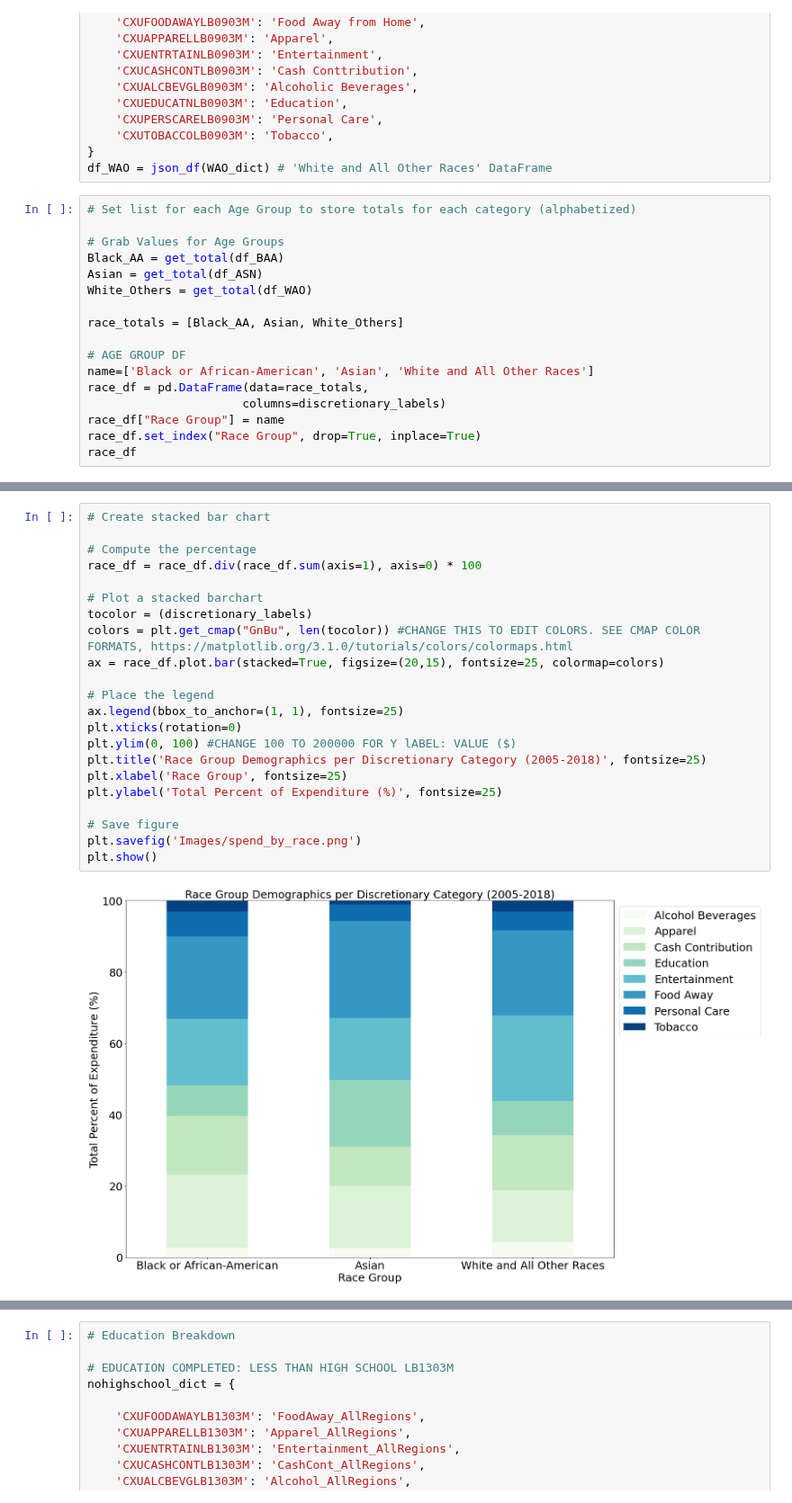
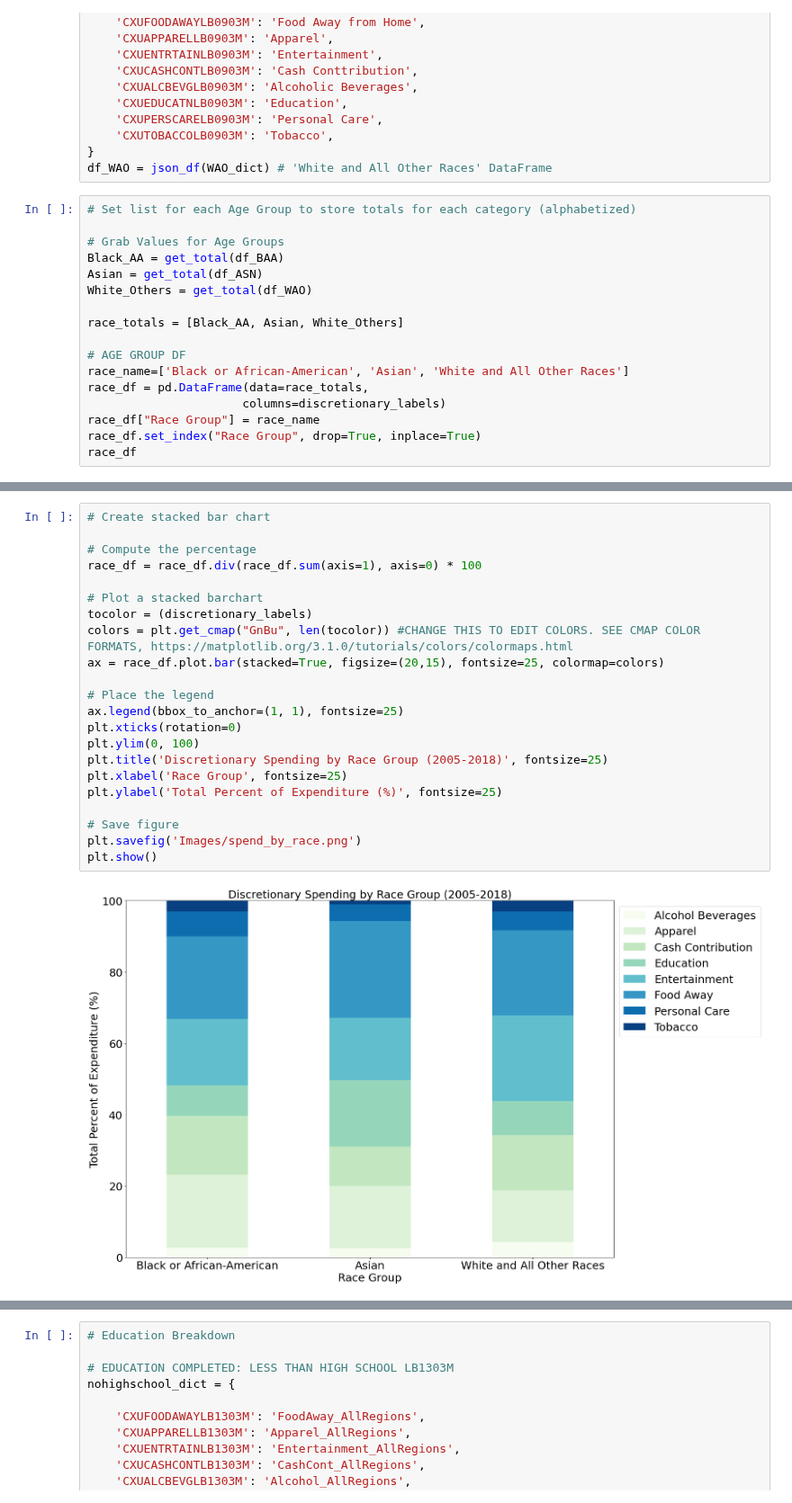
Before and after one commit to joshcoronel/discretionary-spending, a Jupyter notebook: Project_1_main.ipynb, the cells around one changed output, grey strips where cells are left out. Shown at 90% size. Drawn from its saved outputs; the diff is of its cells as text.

```diff
--- a/Project_1_main.ipynb
+++ b/Project_1_main.ipynb
@@ -589,10 +579,10 @@ White_Others = get_total(df_WAO)
 race_totals = [Black_AA, Asian, White_Others]
 
 # AGE GROUP DF
-name=['Black or African-American', 'Asian', 'White and All Other Races']
+race_name=['Black or African-American', 'Asian', 'White and All Other Races']
 race_df = pd.DataFrame(data=race_totals,
                       columns=discretionary_labels)
-race_df["Race Group"] = name
+race_df["Race Group"] = race_name
 race_df.set_index("Race Group", drop=True, inplace=True)
 race_df
 # %% [output]
@@ -604,24 +594,24 @@ race_df
 # %%
 # Create stacked bar chart
 
 # Compute the percentage
 race_df = race_df.div(race_df.sum(axis=1), axis=0) * 100
 
 # Plot a stacked barchart
 tocolor = (discretionary_labels)
 colors = plt.get_cmap("GnBu", len(tocolor)) #CHANGE THIS TO EDIT COLORS. SEE CMAP COLOR FORMATS, https://matplotlib.org/3.1.0/tutorials/colors/colormaps.html
 ax = race_df.plot.bar(stacked=True, figsize=(20,15), fontsize=25, colormap=colors)
 
 # Place the legend
 ax.legend(bbox_to_anchor=(1, 1), fontsize=25)
 plt.xticks(rotation=0)
-plt.ylim(0, 100) #CHANGE 100 TO 200000 FOR Y lABEL: VALUE ($)
-plt.title('Race Group Demographics per Discretionary Category (2005-2018)', fontsize=25)
+plt.ylim(0, 100)
+plt.title('Discretionary Spending by Race Group (2005-2018)', fontsize=25)
 plt.xlabel('Race Group', fontsize=25)
 plt.ylabel('Total Percent of Expenditure (%)', fontsize=25)
 
 # Save figure
 plt.savefig('Images/spend_by_race.png')
 plt.show()
 # %% [output]
-[figure, old version]
+[figure, new version]
```
Also changed, not shown: parts of 15 cells of this notebook, 5 other files.
